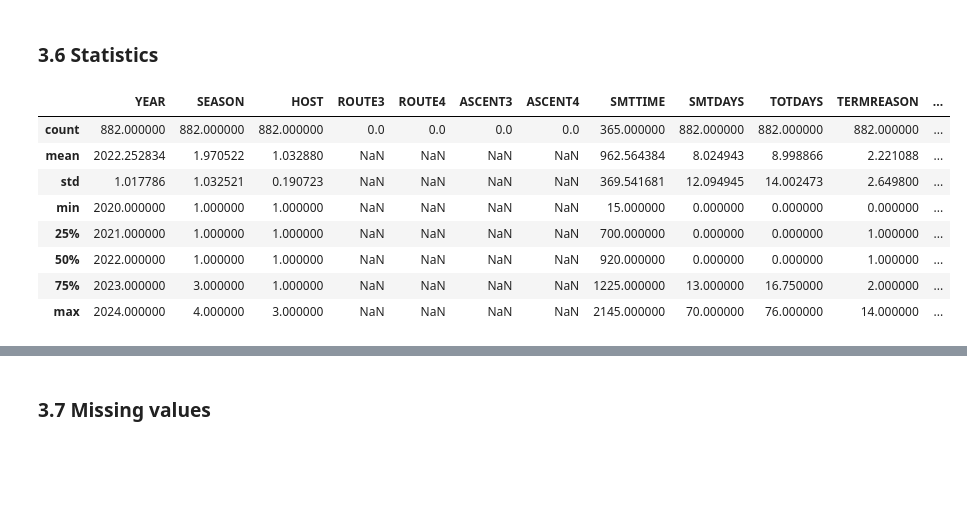
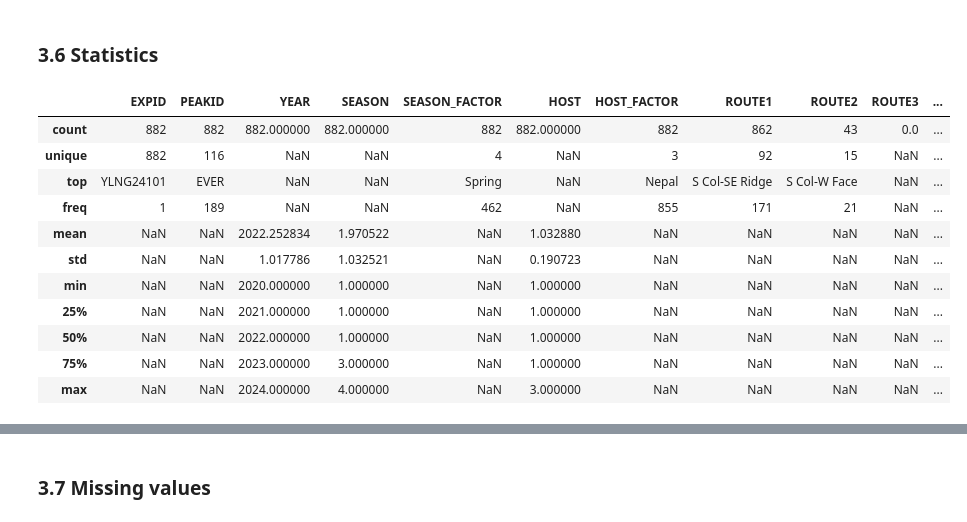
Before and after one commit to Aleenw/himalayan-expeditions-analysis, a Jupyter notebook: notebook/himalayan_eda.ipynb, the cells around one changed output, grey strips where cells are left out. Drawn from its saved outputs; the diff is of its cells as text; code cells hidden in the pictures; blank space fills up the shorter version.

Commit message:
step 3 summary

```diff
--- a/notebook/himalayan_eda.ipynb
+++ b/notebook/himalayan_eda.ipynb
@@ -37,6 +37,9 @@ import pandas as pd
 import numpy as np
 import matplotlib.pyplot as plt
 import seaborn as sns
+# %%
+pd.set_option("display.max_columns", None)   #show all columns instead of "..."
+pd.set_option("display.max_rows", None)   #show all rows instead of "..."
 # %% [markdown]
 ### 3.2 Load the data
 The expeditions file is opened with `encoding="latin1"` because it contains special characters.
@@ -116,15 +119,18 @@ memory usage: 99.0+ KB
 # %% [markdown]
 ### 3.6 Statistics
 # %%
-exped.describe()
+exped.describe(include='all') #to get a summary of all data types not just numeric
 # %% [output]
-|  | YEAR | SEASON | HOST | ROUTE3 | ROUTE4 | ASCENT3 | ASCENT4 | SMTTIME | SMTDAYS | TOTDAYS | TERMREASON | ... |
-| count | 882.000000 | 882.000000 | 882.000000 | 0.0 | 0.0 | 0.0 | 0.0 | 365.000000 | 882.000000 | 882.000000 | 882.000000 | ... |
-| mean | 2022.252834 | 1.970522 | 1.032880 | NaN | NaN | NaN | NaN | 962.564384 | 8.024943 | 8.998866 | 2.221088 | ... |
-| std | 1.017786 | 1.032521 | 0.190723 | NaN | NaN | NaN | NaN | 369.541681 | 12.094945 | 14.002473 | 2.649800 | ... |
-| min | 2020.000000 | 1.000000 | 1.000000 | NaN | NaN | NaN | NaN | 15.000000 | 0.000000 | 0.000000 | 0.000000 | ... |
-| 25% | 2021.000000 | 1.000000 | 1.000000 | NaN | NaN | NaN | NaN | 700.000000 | 0.000000 | 0.000000 | 1.000000 | ... |
-| 50% | 2022.000000 | 1.000000 | 1.000000 | NaN | NaN | NaN | NaN | 920.000000 | 0.000000 | 0.000000 | 1.000000 | ... |
-| 75% | 2023.000000 | 3.000000 | 1.000000 | NaN | NaN | NaN | NaN | 1225.000000 | 13.000000 | 16.750000 | 2.000000 | ... |
-| max | 2024.000000 | 4.000000 | 3.000000 | NaN | NaN | NaN | NaN | 2145.000000 | 70.000000 | 76.000000 | 14.000000 | ... |
+|  | EXPID | PEAKID | YEAR | SEASON | SEASON_FACTOR | HOST | HOST_FACTOR | ROUTE1 | ROUTE2 | ROUTE3 | ... |
+| count | 882 | 882 | 882.000000 | 882.000000 | 882 | 882.000000 | 882 | 862 | 43 | 0.0 | ... |
+| unique | 882 | 116 | NaN | NaN | 4 | NaN | 3 | 92 | 15 | NaN | ... |
+| top | YLNG24101 | EVER | NaN | NaN | Spring | NaN | Nepal | S Col-SE Ridge | S Col-W Face | NaN | ... |
+| freq | 1 | 189 | NaN | NaN | 462 | NaN | 855 | 171 | 21 | NaN | ... |
+| mean | NaN | NaN | 2022.252834 | 1.970522 | NaN | 1.032880 | NaN | NaN | NaN | NaN | ... |
+| std | NaN | NaN | 1.017786 | 1.032521 | NaN | 0.190723 | NaN | NaN | NaN | NaN | ... |
+| min | NaN | NaN | 2020.000000 | 1.000000 | NaN | 1.000000 | NaN | NaN | NaN | NaN | ... |
+| 25% | NaN | NaN | 2021.000000 | 1.000000 | NaN | 1.000000 | NaN | NaN | NaN | NaN | ... |
+| 50% | NaN | NaN | 2022.000000 | 1.000000 | NaN | 1.000000 | NaN | NaN | NaN | NaN | ... |
+| 75% | NaN | NaN | 2023.000000 | 3.000000 | NaN | 1.000000 | NaN | NaN | NaN | NaN | ... |
+| max | NaN | NaN | 2024.000000 | 4.000000 | NaN | 3.000000 | NaN | NaN | NaN | NaN | ... |
 # %%
```
Also changed, not shown: parts of 4 cells of this notebook.
